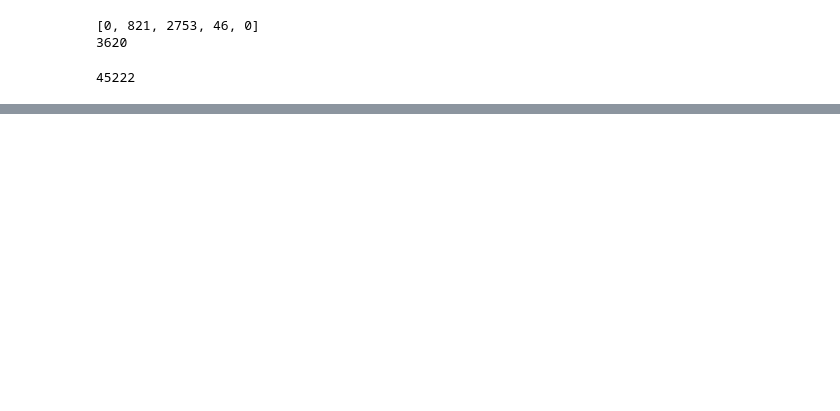
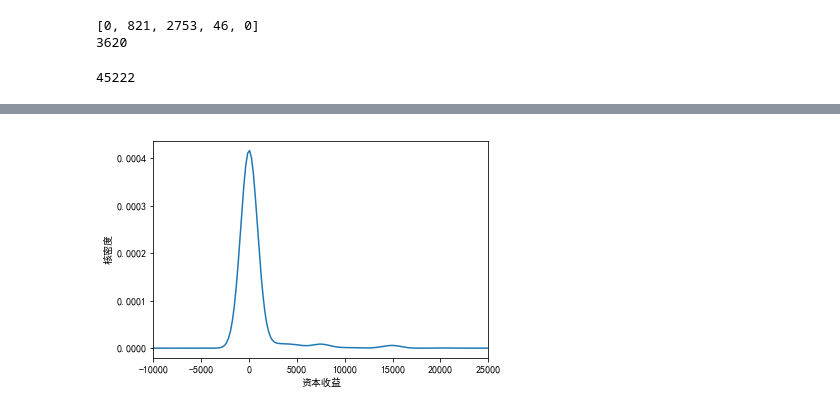
Before and after one commit to shinshiner/CS245-Data-Science, a Jupyter notebook: Adult++/main.ipynb, the cells around one changed output, grey strips where cells are left out. Saved outputs shown, nothing was run; the diff lists cells and outputs as text; code cells hidden in the pictures; blank space fills up the shorter version.

```diff
--- a/Adult++/main.ipynb
+++ b/Adult++/main.ipynb
@@ -79,0 +145,12 @@ print(len(real_data))
+# %%
+tar_df = num_real_df['capital_gain']
+plt.figure(figsize=(6, 4))
+tar_df.plot(kind='kde')
+
+plt.xlabel(u'资本收益')
+plt.ylabel(u'核密度')
+plt.xlim((-10000, 25000))
+plt.savefig('report/img/cap_in_dis')
+plt.show()
+# %% [output]
+[figure, added]
```
Also changed, not shown: parts of 15 cells of this notebook, 20 other files.
